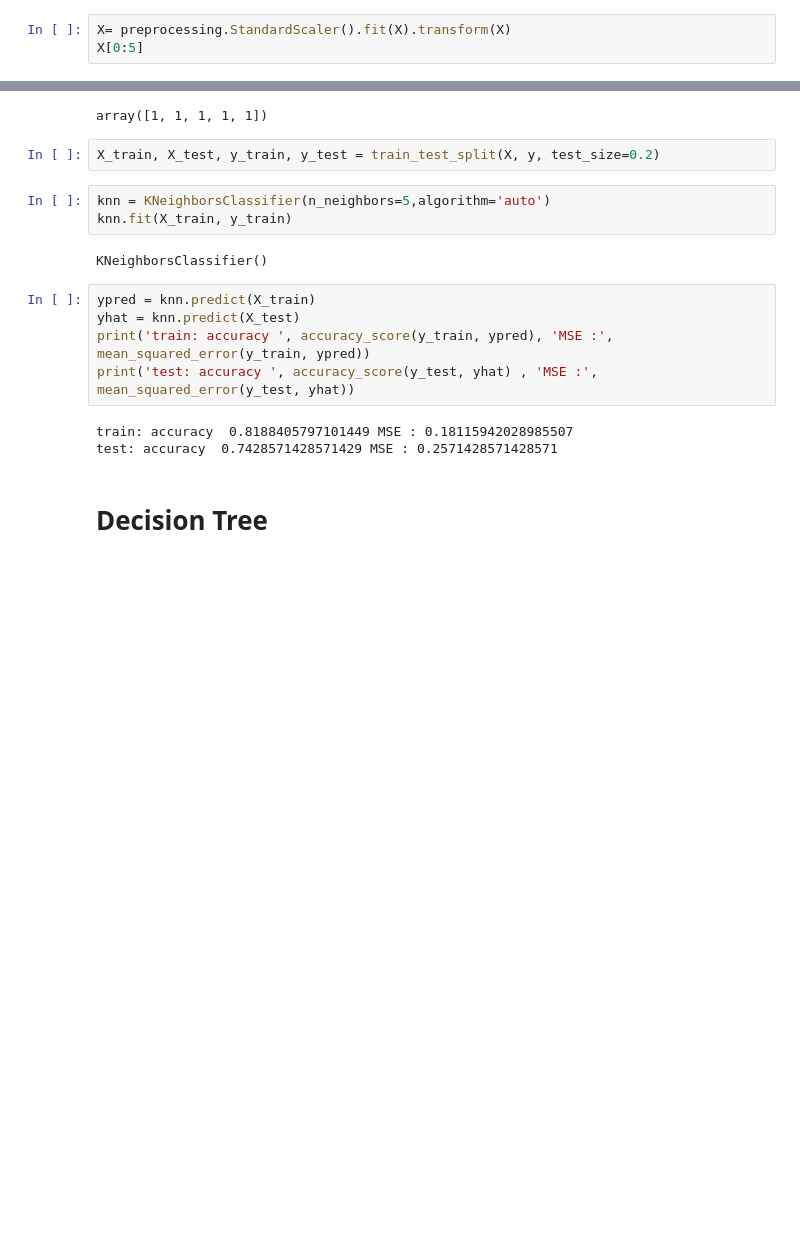
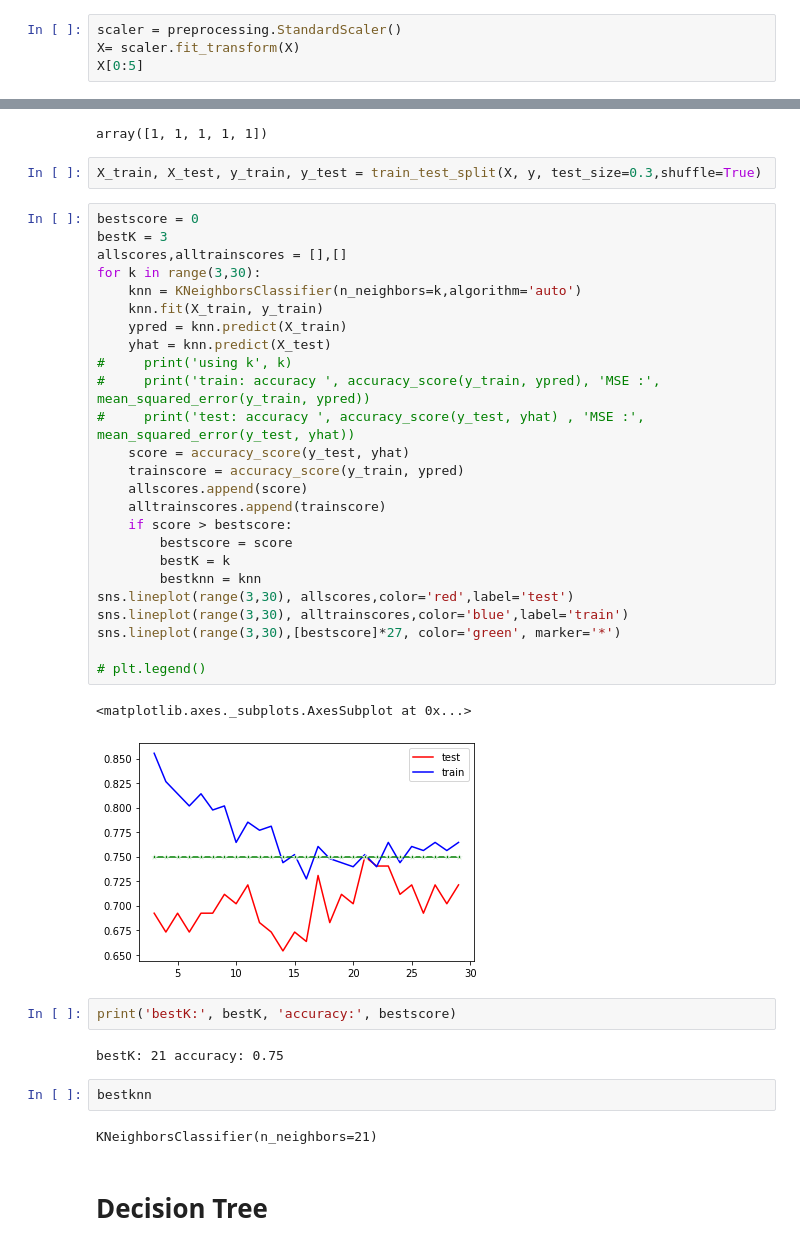
Before and after one commit to DaiZack/IBMdataCourse, a Jupyter notebook: Final Assignment.ipynb, the cells around one changed output, grey strips where cells are left out. Drawn from its saved outputs; the diff is of its cells as text; blank space fills up the shorter version.

```diff
--- a/Final Assignment.ipynb
+++ b/Final Assignment.ipynb
@@ -244,7 +237,8 @@ array(['PAIDOFF', 'PAIDOFF', 'PAIDOFF', 'PAIDOFF', 'PAIDOFF'],
 # %% [markdown]
 Data Standardization give data zero mean and unit variance (technically should be done after train test split )
 # %%
-X= preprocessing.StandardScaler().fit(X).transform(X)
+scaler = preprocessing.StandardScaler()
+X= scaler.fit_transform(X)
 X[0:5]
 # %% [output]
 array([[ 0.51578458,  0.92071769,  2.33152555, -0.42056004, -1.20577805,
@@ -290,20 +284,43 @@ y[:5]
 # %% [output]
 array([1, 1, 1, 1, 1])
 # %%
-X_train, X_test, y_train, y_test = train_test_split(X, y, test_size=0.2)
+X_train, X_test, y_train, y_test = train_test_split(X, y, test_size=0.3,shuffle=True)
-# %%
-knn = KNeighborsClassifier(n_neighbors=5,algorithm='auto')
-knn.fit(X_train, y_train)
-# %% [output]
-KNeighborsClassifier()
-# %%
-ypred = knn.predict(X_train)
-yhat = knn.predict(X_test)
-print('train: accuracy ', accuracy_score(y_train, ypred), 'MSE :', mean_squared_error(y_train, ypred))
-print('test: accuracy ', accuracy_score(y_test, yhat) , 'MSE :', mean_squared_error(y_test, yhat))
-# %% [output]
-train: accuracy  0.8188405797101449 MSE : 0.18115942028985507
-test: accuracy  0.7428571428571429 MSE : 0.2571428571428571
+# %%
+bestscore = 0
+bestK = 3
+allscores,alltrainscores = [],[]
+for k in range(3,30):
+    knn = KNeighborsClassifier(n_neighbors=k,algorithm='auto')
+    knn.fit(X_train, y_train)
+    ypred = knn.predict(X_train)
+    yhat = knn.predict(X_test)
+#     print('using k', k)
+#     print('train: accuracy ', accuracy_score(y_train, ypred), 'MSE :', mean_squared_error(y_train, ypred))
+#     print('test: accuracy ', accuracy_score(y_test, yhat) , 'MSE :', mean_squared_error(y_test, yhat))
+    score = accuracy_score(y_test, yhat)
+    trainscore = accuracy_score(y_train, ypred)
+    allscores.append(score)
+    alltrainscores.append(trainscore)
+    if score > bestscore:
+        bestscore = score
+        bestK = k
+        bestknn = knn
+sns.lineplot(range(3,30), allscores,color='red',label='test')
+sns.lineplot(range(3,30), alltrainscores,color='blue',label='train')
+sns.lineplot(range(3,30),[bestscore]*27, color='green', marker='*')
+
+# plt.legend()
+# %% [output]
+<matplotlib.axes._subplots.AxesSubplot at 0x...>
+[figure, added]
+# %%
+print('bestK:', bestK, 'accuracy:', bestscore)
+# %% [output]
+bestK: 21 accuracy: 0.75
+# %%
+bestknn
+# %% [output]
+KNeighborsClassifier(n_neighbors=21)
 # %% [markdown]
 # Decision Tree
 # %%
```
Also changed, not shown: parts of 23 cells of this notebook.
